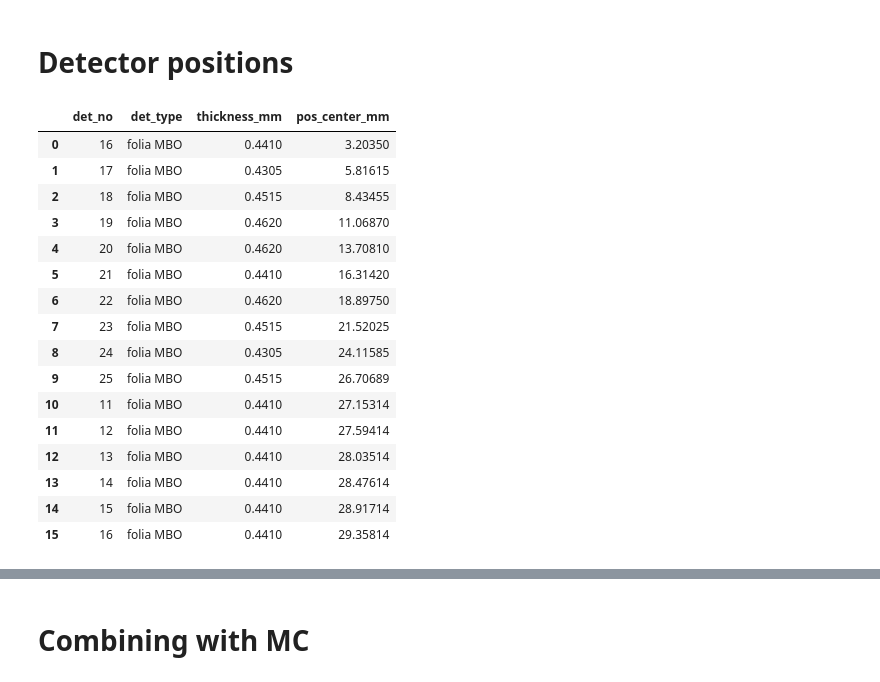
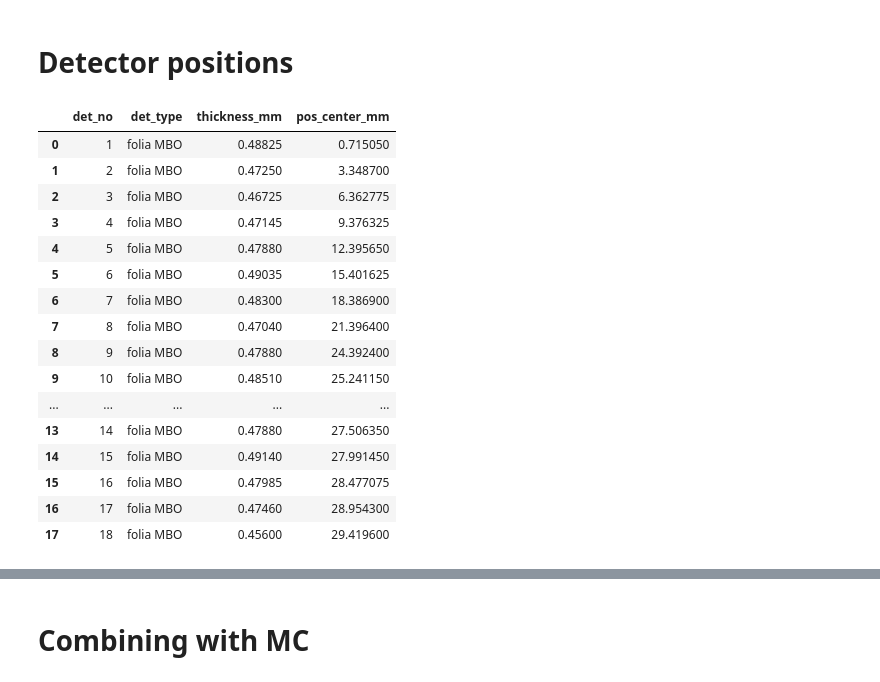
Before and after one commit to grzanka/osl_mb_foils, a Jupyter notebook: notebooks/pub_materials_2024/0.2-lg-mb-foils-efficiency.ipynb, the cells around one changed output, grey strips where cells are left out. Saved outputs shown, nothing was run; the diff lists cells and outputs as text; code cells hidden in the pictures.

```diff
--- a/notebooks/pub_materials_2024/0.2-lg-mb-foils-efficiency.ipynb
+++ b/notebooks/pub_materials_2024/0.2-lg-mb-foils-efficiency.ipynb
@@ -22,14 +11,10 @@ from src.data.detector import find_circle_hough_method, img_for_circle_detection
 # Data structures
 # %%
 # local paths
-# base_path = project_dir / 'data' / 'raw'
-# raw_path = base_path / '2024-09-18'
-# bg_path = base_path / '2024-09-16'
+base_path = project_dir / 'data' / 'raw'
 
 # # onedrive paths
-base_path = Path.home() / 'OneDrive - ifj.edu.pl' / 'Projects' / 'MB_foils'
-# raw_path = base_path / '2024-09-18'
-# bg_path = base_path / '2024-09-16'
+#base_path = Path.home() / 'OneDrive - ifj.edu.pl' / 'Projects' / 'MB_foils'
 base_path.exists()
 # %% [output]
 True
@@ -100,37 +74,40 @@ ax.set_ylabel("Relative dose [a.u.]");
 # %% [markdown]
 # Detector positions
 # %%
-det_pos_path = Path(r"C:\Users\Legion\OneDrive - ifj.edu.pl\Projects\MB_foils\2024-11-21\fantom_MBO.xlsx")
+#det_pos_path = Path(r"C:\Users\Legion\OneDrive - ifj.edu.pl\Projects\MB_foils\2024-11-21\fantom_MBO.xlsx")
+#det_pos_path = base_path / Path("2024-12-21/fantom_MBO.xlsx")
+det_pos_path = base_path / Path("2024-12-12/fantom_MBOvsEBT3.xlsx")
 det_pos = pd.read_excel(
     det_pos_path,
-    sheet_name='PB_MBO_20.11.2024',
+    sheet_name='exp_11.12.2024',
     skiprows=5,
-    nrows=36,
-    usecols="A,C,E,G",
+    nrows=50,
+    usecols="A,D,F,H",
     names=["det_no", "det_type", "thickness_mm", "pos_center_mm"]
     )
 det_pos = det_pos.query("det_type == 'folia MBO'").copy()
 det_pos.reset_index(drop=True, inplace=True)
 det_pos['det_no'] = det_pos['det_no'].astype(int)
+#det_pos['pos_center_mm'] += 0.08
 det_pos
 # %% [output]
 |  | det_no | det_type | thickness_mm | pos_center_mm |
-| 0 | 16 | folia MBO | 0.4410 | 3.20350 |
-| 1 | 17 | folia MBO | 0.4305 | 5.81615 |
-| 2 | 18 | folia MBO | 0.4515 | 8.43455 |
-| 3 | 19 | folia MBO | 0.4620 | 11.06870 |
-| 4 | 20 | folia MBO | 0.4620 | 13.70810 |
-| 5 | 21 | folia MBO | 0.4410 | 16.31420 |
-| 6 | 22 | folia MBO | 0.4620 | 18.89750 |
-| 7 | 23 | folia MBO | 0.4515 | 21.52025 |
-| 8 | 24 | folia MBO | 0.4305 | 24.11585 |
-| 9 | 25 | folia MBO | 0.4515 | 26.70689 |
-| 10 | 11 | folia MBO | 0.4410 | 27.15314 |
-| 11 | 12 | folia MBO | 0.4410 | 27.59414 |
-| 12 | 13 | folia MBO | 0.4410 | 28.03514 |
-| 13 | 14 | folia MBO | 0.4410 | 28.47614 |
-| 14 | 15 | folia MBO | 0.4410 | 28.91714 |
-| 15 | 16 | folia MBO | 0.4410 | 29.35814 |
+| 0 | 1 | folia MBO | 0.48825 | 0.715050 |
+| 1 | 2 | folia MBO | 0.47250 | 3.348700 |
+| 2 | 3 | folia MBO | 0.46725 | 6.362775 |
+| 3 | 4 | folia MBO | 0.47145 | 9.376325 |
+| 4 | 5 | folia MBO | 0.47880 | 12.395650 |
+| 5 | 6 | folia MBO | 0.49035 | 15.401625 |
+| 6 | 7 | folia MBO | 0.48300 | 18.386900 |
+| 7 | 8 | folia MBO | 0.47040 | 21.396400 |
+| 8 | 9 | folia MBO | 0.47880 | 24.392400 |
+| 9 | 10 | folia MBO | 0.48510 | 25.241150 |
+| ... | ... | ... | ... | ... |
+| 13 | 14 | folia MBO | 0.47880 | 27.506350 |
+| 14 | 15 | folia MBO | 0.49140 | 27.991450 |
+| 15 | 16 | folia MBO | 0.47985 | 28.477075 |
+| 16 | 17 | folia MBO | 0.47460 | 28.954300 |
+| 17 | 18 | folia MBO | 0.45600 | 29.419600 |
 # %%
 df_with_pos = det_pos.join(df.set_index('det_no'), on='det_no').copy()
 df_with_pos
```
Also changed, not shown: parts of 16 cells of this notebook.
